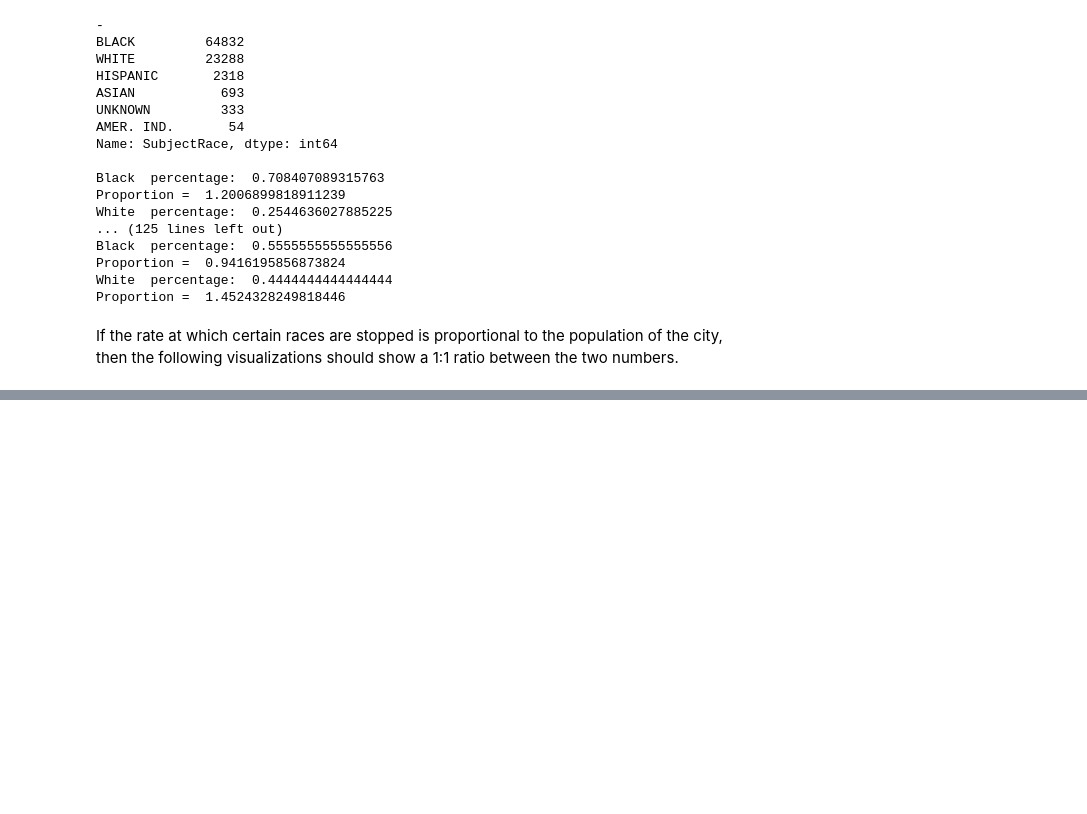
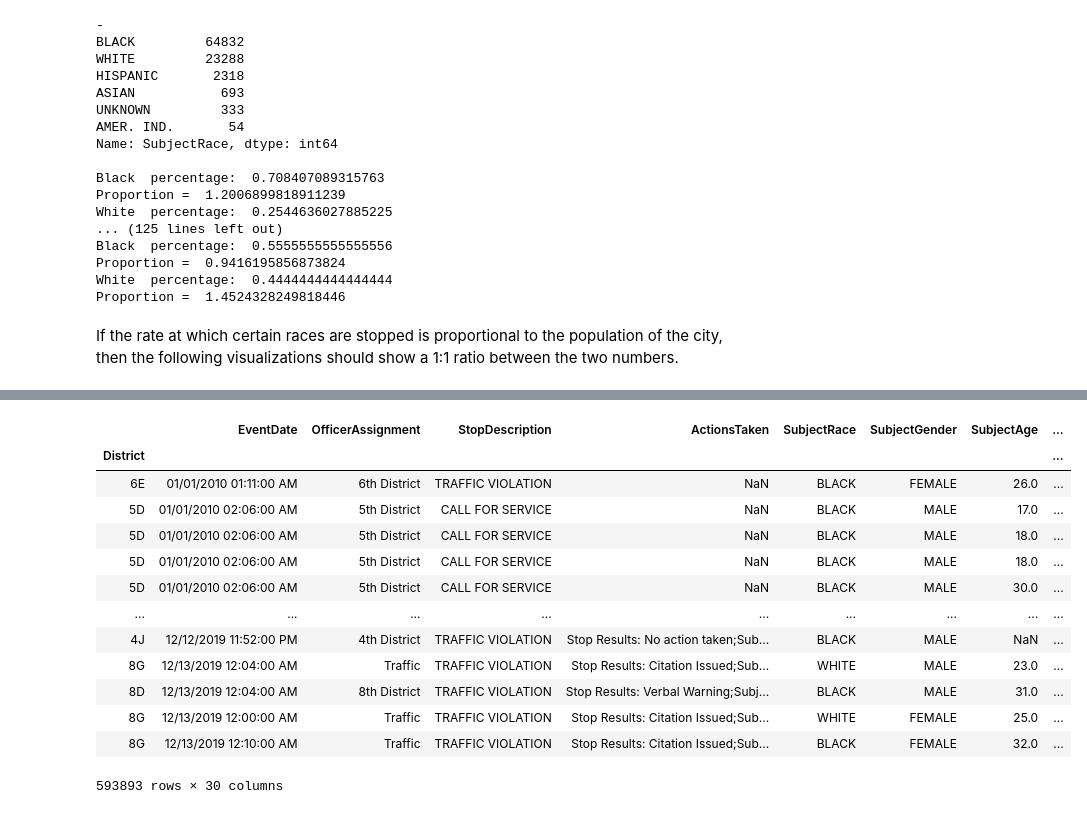
Before and after one commit to Icasas101/FinalDSTutorial, a Jupyter notebook: Final DS Tutorial.ipynb, the cells around one changed output, grey strips where cells are left out. Saved outputs shown, nothing was run; the diff lists cells and outputs as text; code cells hidden in the pictures; blank space fills up the shorter version.

```diff
--- a/Final DS Tutorial.ipynb
+++ b/Final DS Tutorial.ipynb
@@ -1150,0 +1203,6 @@ proDf.plot.bar(title="Proportion of races").hlines(1, -1, 7)
+# %%
+df['Zone'] = df['Zone'].astype(str)
+df['District'] = df['District'].astype(str)
+df['District'] = df['District'].str.cat(df['Zone'])
+df = df.drop(columns=['Zone', 'Longitude', 'Latitude', 'Zip', 'BlockAddress'])
+display(df.head())
@@ -1150,0 +1218,3 @@ proDf.plot.bar(title="Proportion of races").hlines(1, -1, 7)
+# %%
+map_df = map_df.rename(columns={"Zone": "District"})
+map_df
@@ -1150,0 +1235,18 @@ proDf.plot.bar(title="Proportion of races").hlines(1, -1, 7)
+# %%
+mergedDf = df.set_index('District').join(map_df.set_index('District'), on='District')
+mergedDf
+# %% [output]
+|  | EventDate | OfficerAssignment | StopDescription | ActionsTaken | SubjectRace | SubjectGender | SubjectAge | ... |
+| District |  |  |  |  |  |  |  | ... |
+| 6E | 01/01/2010 01:11:00 AM | 6th District | TRAFFIC VIOLATION | NaN | BLACK | FEMALE | 26.0 | ... |
+| 5D | 01/01/2010 02:06:00 AM | 5th District | CALL FOR SERVICE | NaN | BLACK | MALE | 17.0 | ... |
+| 5D | 01/01/2010 02:06:00 AM | 5th District | CALL FOR SERVICE | NaN | BLACK | MALE | 18.0 | ... |
+| 5D | 01/01/2010 02:06:00 AM | 5th District | CALL FOR SERVICE | NaN | BLACK | MALE | 18.0 | ... |
+| 5D | 01/01/2010 02:06:00 AM | 5th District | CALL FOR SERVICE | NaN | BLACK | MALE | 30.0 | ... |
+| ... | ... | ... | ... | ... | ... | ... | ... | ... |
+| 4J | 12/12/2019 11:52:00 PM | 4th District | TRAFFIC VIOLATION | Stop Results: No action taken;Sub... | BLACK | MALE | NaN | ... |
+| 8G | 12/13/2019 12:04:00 AM | Traffic | TRAFFIC VIOLATION | Stop Results: Citation Issued;Sub... | WHITE | MALE | 23.0 | ... |
+| 8D | 12/13/2019 12:04:00 AM | 8th District | TRAFFIC VIOLATION | Stop Results: Verbal Warning;Subj... | BLACK | MALE | 31.0 | ... |
+| 8G | 12/13/2019 12:00:00 AM | Traffic | TRAFFIC VIOLATION | Stop Results: Citation Issued;Sub... | WHITE | FEMALE | 25.0 | ... |
+| 8G | 12/13/2019 12:10:00 AM | Traffic | TRAFFIC VIOLATION | Stop Results: Citation Issued;Sub... | BLACK | FEMALE | 32.0 | ... |
+593893 rows × 30 columns
```
Also changed, not shown: parts of 13 cells of this notebook, 6 other files.
